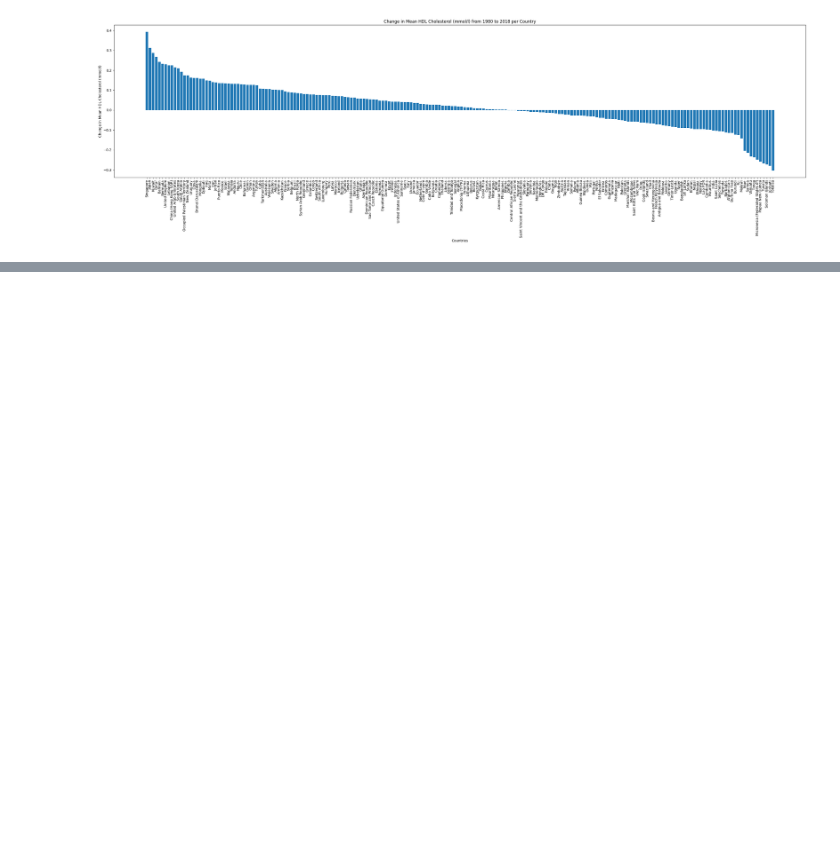
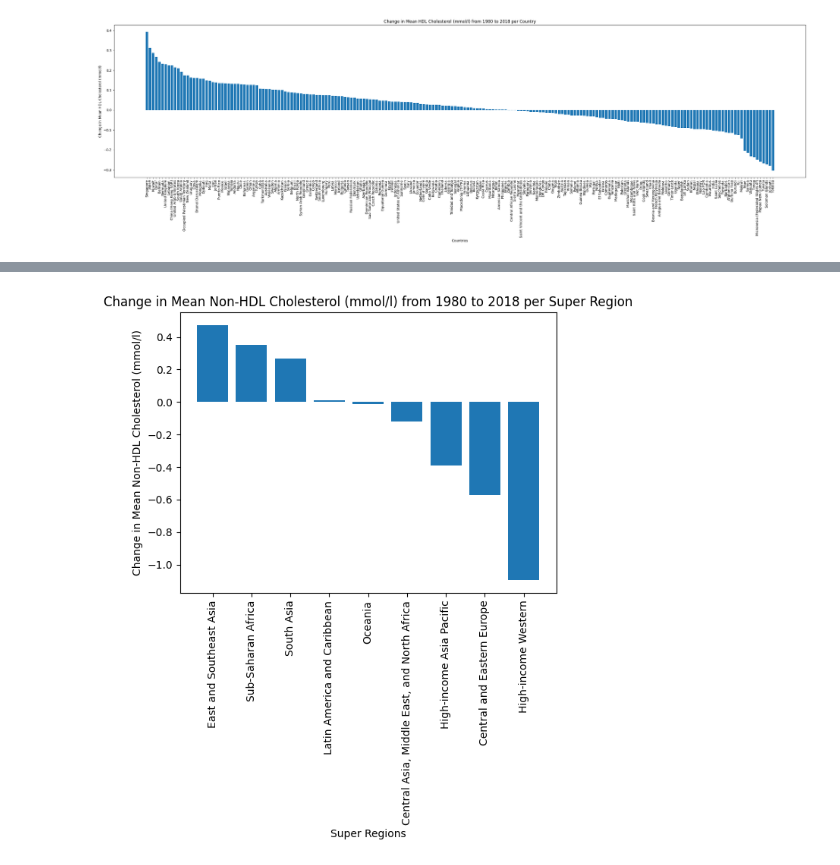
Before and after one commit to ariafcode/dsrp, a Jupyter notebook: dsrp.ipynb, the cells around one changed output, grey strips where cells are left out. Drawn from its saved outputs; the diff is of its cells as text; code cells hidden in the pictures; blank space fills up the shorter version.

```diff
--- a/dsrp.ipynb
+++ b/dsrp.ipynb
@@ -299,3 +303,14 @@ plt.title('Change in Mean HDL Cholesterol (mmol/l) from 1980 to 2018 per Country
 plt.show()
 # %% [output]
 [figure]
+# %%
+df_regions=pd.read_csv('/content/drive/MyDrive/Data Science/ncd_region_map.csv')
+# %%
+df_merged = pd.merge(
+    df_clean,
+    df_regions,
+    left_on="country_region_world",
+    right_on="country",
+    how="left"
+)
+print(df_merged[["country_region_world", "super_region", "year"]].tail())
@@ -301,0 +328,3 @@ plt.show()
+# %%
+df_merged['super_region'] = df_merged['super_region'].astype(str).str.strip()
+print(df_merged['super_region'].unique())
@@ -301,0 +336,10 @@ plt.show()
+# %%
+#change in mean non-hdl cholesterol for each super region
+df_1980_merged = df_merged[df_merged['year'] == 1980]
+df_2018_merged = df_merged[df_merged['year'] == 2018]
+df_initial_nonhdl_regional = df_1980_merged.groupby('super_region')['mean_non-hdl_cholesterol_mmol_l'].mean()
+df_final_nonhdl_regional = df_2018_merged.groupby('super_region')['mean_non-hdl_cholesterol_mmol_l'].mean()
+change_in_mean_non_HDL_regional = df_final_nonhdl_regional - df_initial_nonhdl_regional
+sorted_nonhdl_regional = change_in_mean_non_HDL_regional.sort_values(ascending=False)
+print("Change in Mean Non-HDL Cholesterol (mmol/l) Per Super Region")
+print(sorted_nonhdl_regional.head(9))
@@ -301,0 +359,10 @@ plt.show()
+# %%
+import matplotlib.pyplot as plt
+plt.bar(sorted_nonhdl_regional.index, sorted_nonhdl_regional.values)
+plt.xlabel('Super Regions')
+plt.xticks(rotation=90)
+plt.ylabel('Change in Mean Non-HDL Cholesterol (mmol/l)')
+plt.title('Change in Mean Non-HDL Cholesterol (mmol/l) from 1980 to 2018 per Super Region')
+plt.show()
+# %% [output]
+[figure, added]
```
Also changed, not shown: parts of 11 cells of this notebook.
